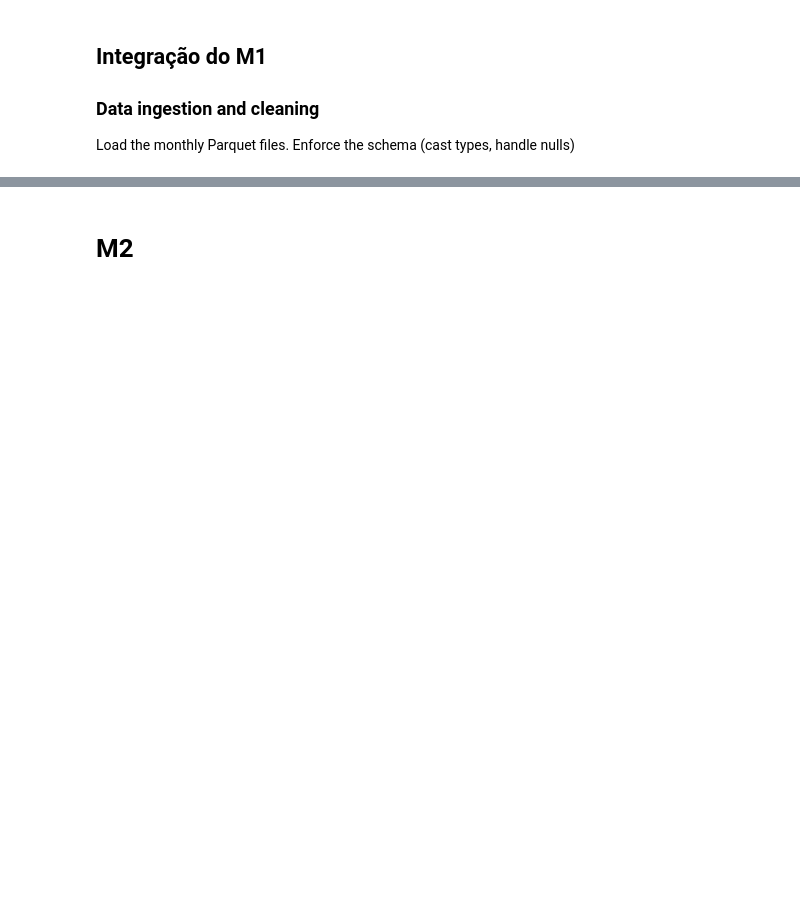
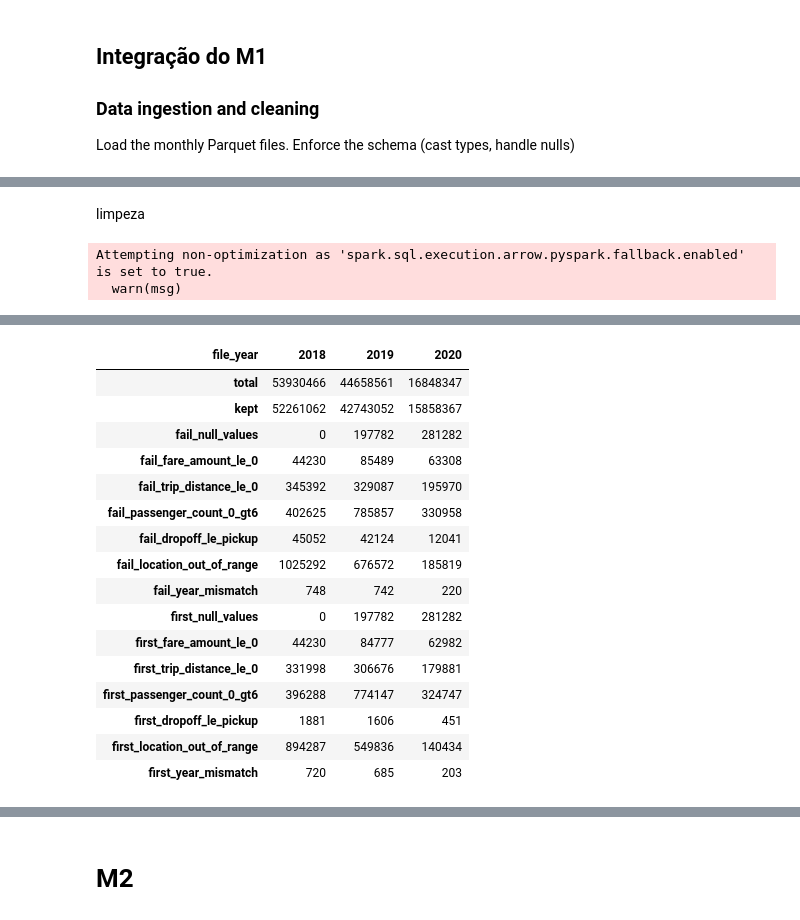
Before and after one commit to RCarretas/CP-77904-77935, a Jupyter notebook: apps/main.ipynb, the cells around one changed output, grey strips where cells are left out. Saved outputs shown, nothing was run; the diff lists cells and outputs as text; code cells hidden in the pictures; blank space fills up the shorter version.

```diff
--- a/apps/main.ipynb
+++ b/apps/main.ipynb
@@ -39,12 +39,6 @@ sys.path.append("/workspace/apps")
 
 from spark_profiler import SparkProfiler
 profiler = SparkProfiler(spark)
-# %%
-months = [1,2,3,4,5]
-files = [dataFolder + f"yellow_tripdata_2020-{m:02d}.parquet" for m in months]
-
-trips = spark.read.parquet(*files)
-zones = spark.read.csv(dataFolder + "taxi_zone_lookup.csv", header=True, inferSchema=True)
 # %% [markdown]
 ## Integração do M1
 ### Data ingestion and cleaning
@@ -80,0 +168,15 @@ with (((profiler.profile("1-ingestion-cleaning")))):
+# %% [markdown]
+limpeza
+# %%
+with profiler.profile("M1-clean&stats"):
+    bad     = make_bad_flags(INVALID)
+    any_bad = any_true(list(bad.values()))
+    stats       = cleaning_stats(trips, bad, any_bad)
+    trips_typed = clean_trips(trips, any_bad)
+    stats_pdf = stats.toPandas().sort_values("file_year")
+
+display(stats_pdf.set_index("file_year").T)
+display(profiler.report())
+# %% [output]
+Attempting non-optimization as 'spark.sql.execution.arrow.pyspark.fallback.enabled' is set to true.
+  warn(msg)
@@ -80,0 +184,17 @@ with (((profiler.profile("1-ingestion-cleaning")))):
+| file_year | 2018 | 2019 | 2020 |
+| total | 53930466 | 44658561 | 16848347 |
+| kept | 52261062 | 42743052 | 15858367 |
+| fail_null_values | 0 | 197782 | 281282 |
+| fail_fare_amount_le_0 | 44230 | 85489 | 63308 |
+| fail_trip_distance_le_0 | 345392 | 329087 | 195970 |
+| fail_passenger_count_0_gt6 | 402625 | 785857 | 330958 |
+| fail_dropoff_le_pickup | 45052 | 42124 | 12041 |
+| fail_location_out_of_range | 1025292 | 676572 | 185819 |
+| fail_year_mismatch | 748 | 742 | 220 |
+| first_null_values | 0 | 197782 | 281282 |
+| first_fare_amount_le_0 | 44230 | 84777 | 62982 |
+| first_trip_distance_le_0 | 331998 | 306676 | 179881 |
+| first_passenger_count_0_gt6 | 396288 | 774147 | 324747 |
+| first_dropoff_le_pickup | 1881 | 1606 | 451 |
+| first_location_out_of_range | 894287 | 549836 | 140434 |
+| first_year_mismatch | 720 | 685 | 203 |
```
Also changed, not shown: parts of 12 cells of this notebook, 1 other file.
